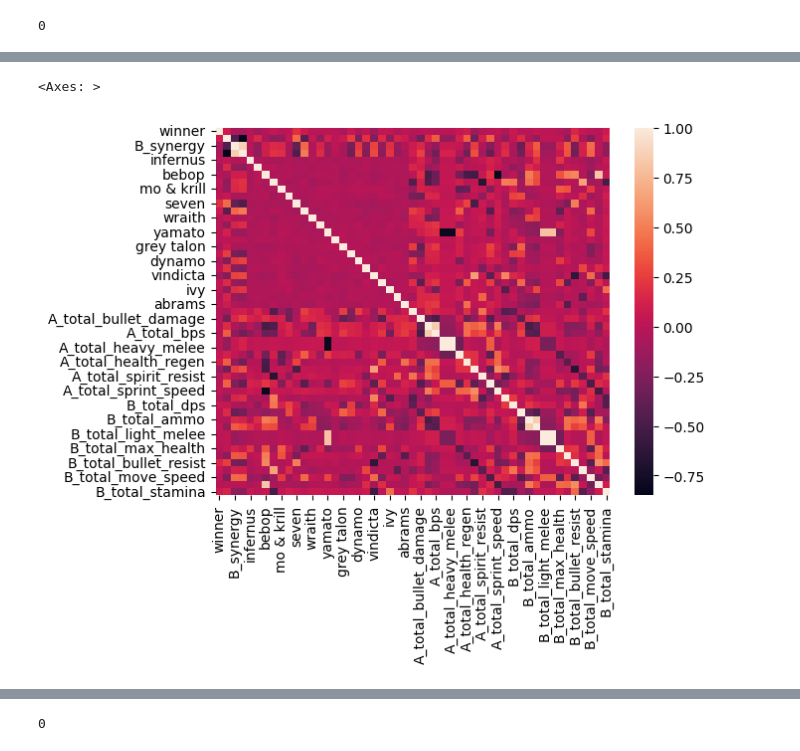
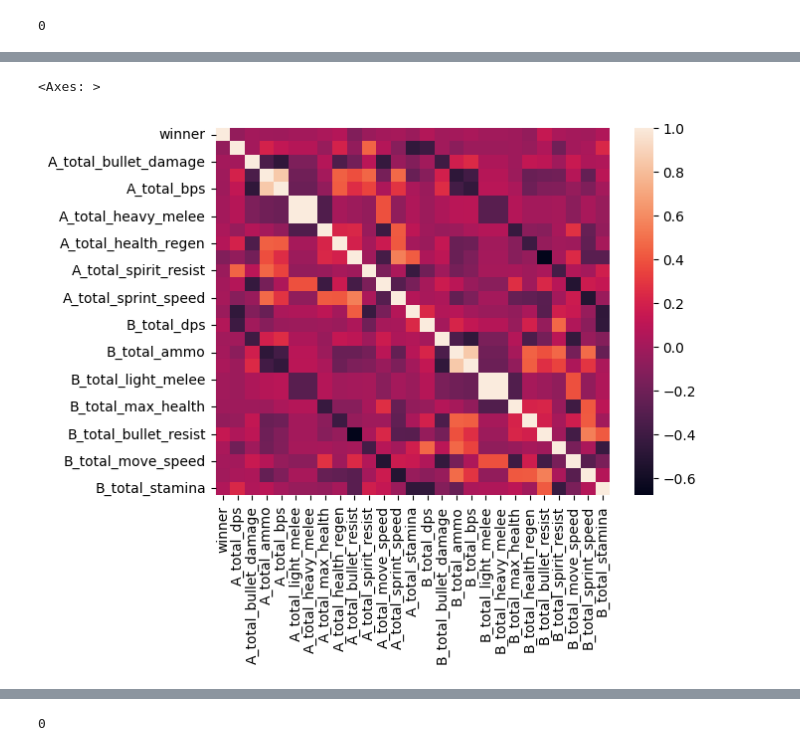
Before and after one commit to 1adore1/deadlock-winner-prediction, a Jupyter notebook: train.ipynb, the cells around one changed output, grey strips where cells are left out. Cells and saved outputs as stored; diff of their text form; code cells hidden in the pictures.

```diff
--- a/train.ipynb
+++ b/train.ipynb
@@ -5,7 +5,7 @@ import itertools
 # %%
 pd.set_option('display.max_columns', None)
 # %%
-df = pd.read_csv('deadlock_matches_raw.csv')
+df = pd.read_csv('deadlock_matches_raw_17k.csv')
 df
 # %% [output]
 |  | matchid | duration | winner | hero_1_A | nickname_1_A | lane_1_A | kills_1_A | deaths_1_A | assists_1_A | ... |
@@ -111,12 +111,13 @@ df
 # %%
-# df.to_csv('matches_picks.csv', index=False)
-# df = pd.read_csv('matches_picks.csv')
+# df.to_csv('picks_only_17k.csv', index=False)
+df = pd.read_csv('picks_only.csv')
+df_example = df
-# %%
-heroes = df['hero_1_A'].unique()
-x = itertools.combinations(heroes, 2)
-duo_winrate = {}
-for i in x:
-    duo_winrate[i]={"win":0, "total":0}
+# %%
+heroes = ['abrams', 'bebop', 'dynamo', 'grey talon', 'haze', 'infernus', 'ivy', 'kelvin', 'lady geist','lash', 'mcginnis',
+                                  'mo & krill', 'paradox', 'pocket', 'seven', 'shiv', 'vindicta', 'viscous', 'warden', 'wraith', 'yamato']
+duo_winrate = {}
+for i in itertools.combinations(heroes, 2):
+    duo_winrate[i] = {'win': 0, 'total': 0}
 # %%
 df['A'] = df[['hero_1_A', 'hero_2_A', 'hero_3_A', 'hero_4_A', 'hero_5_A', 'hero_6_A']].values.tolist()
 df['B'] = df[['hero_1_B', 'hero_2_B', 'hero_3_B', 'hero_4_B', 'hero_5_B', 'hero_6_B']].values.tolist()
@@ -337,6 +342,7 @@ df
 # %%
 import seaborn as sns
-sns.heatmap(df.corr())
+to_corr = df[['winner'] + list(df.loc[:, 'A_total_dps':'B_total_stamina'].columns)]
+sns.heatmap(to_corr.corr())
 # %% [output]
 <Axes: >
-[figure, old version]
+[figure, new version]
```
Also changed, not shown: parts of 26 cells of this notebook, 6 other files.
